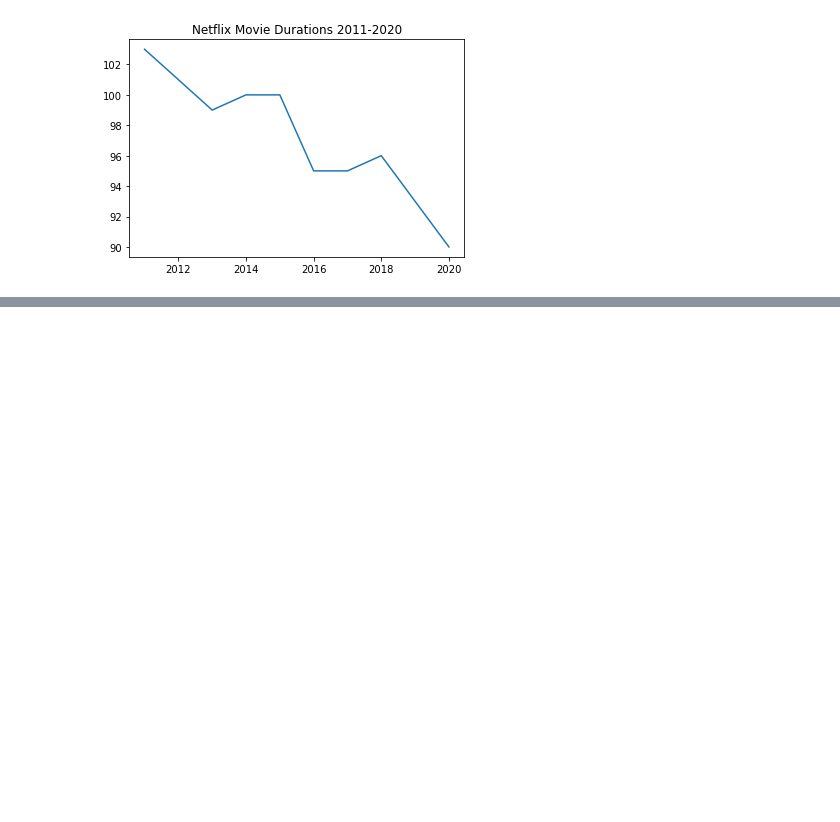
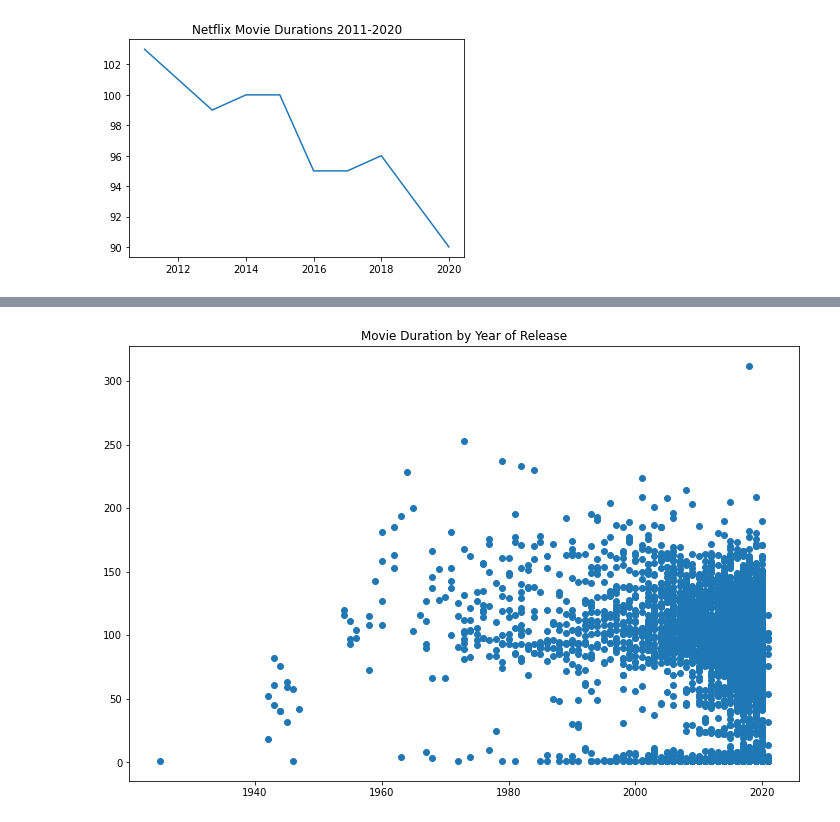
Before and after one commit to tanersoner/Generic_Projects, a Jupyter notebook: Investigating Movies.ipynb, the cells around one changed output, grey strips where cells are left out. Saved outputs shown, nothing was run; the diff lists cells and outputs as text; code cells hidden in the pictures; blank space fills up the shorter version.

Commit message:
Update Investigating Movies.ipynb
Investigating Movies_v2

```diff
--- a/Investigating Movies.ipynb
+++ b/Investigating Movies.ipynb
@@ -69,0 +77,6 @@ plt.show()
+# %%
+# Read in the CSV as a DataFrame
+netflix_df = pd.read_csv('netflix_data.csv')
+
+# Print the first five rows of the DataFrame
+netflix_df.head(5)
@@ -69,0 +121,9 @@ plt.show()
+# %%
+# Subset the DataFrame for type "Movie"
+netflix_df_movies_only = netflix_df[netflix_df['type'] == 'Movie']
+
+# Select only the columns of interest
+netflix_movies_col_subset = netflix_df[['title', 'country', 'genre', 'release_year', 'duration']]
+
+# Print the first five rows of the new DataFrame
+netflix_movies_col_subset.head(5)
@@ -69,0 +143,14 @@ plt.show()
+# %%
+# Create a figure and increase the figure size
+fig = plt.figure(figsize=(12,8))
+
+# Create a scatter plot of duration versus year
+plt.scatter(netflix_movies_col_subset['release_year'], netflix_movies_col_subset['duration'])
+
+# Create a title
+plt.title('Movie Duration by Year of Release')
+
+# Show the plot
+plt.show()
+# %% [output]
+[figure, added]
```
Also changed, not shown: parts of 9 cells of this notebook.
